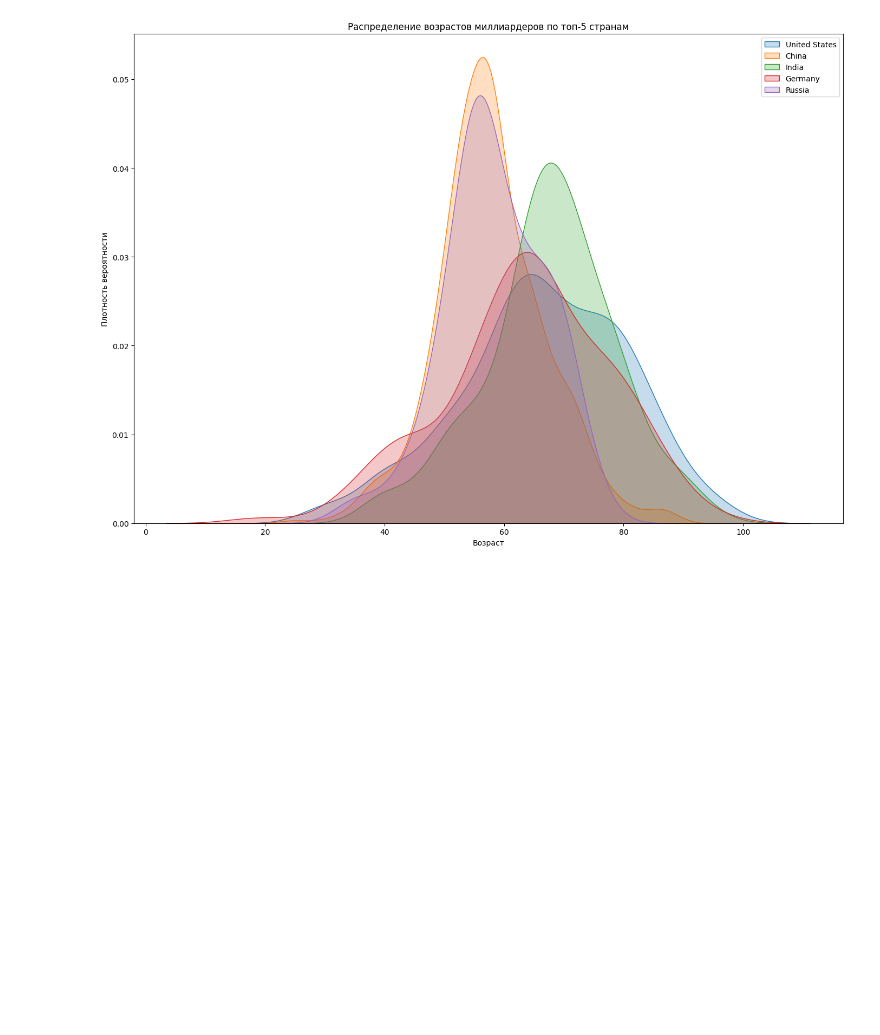
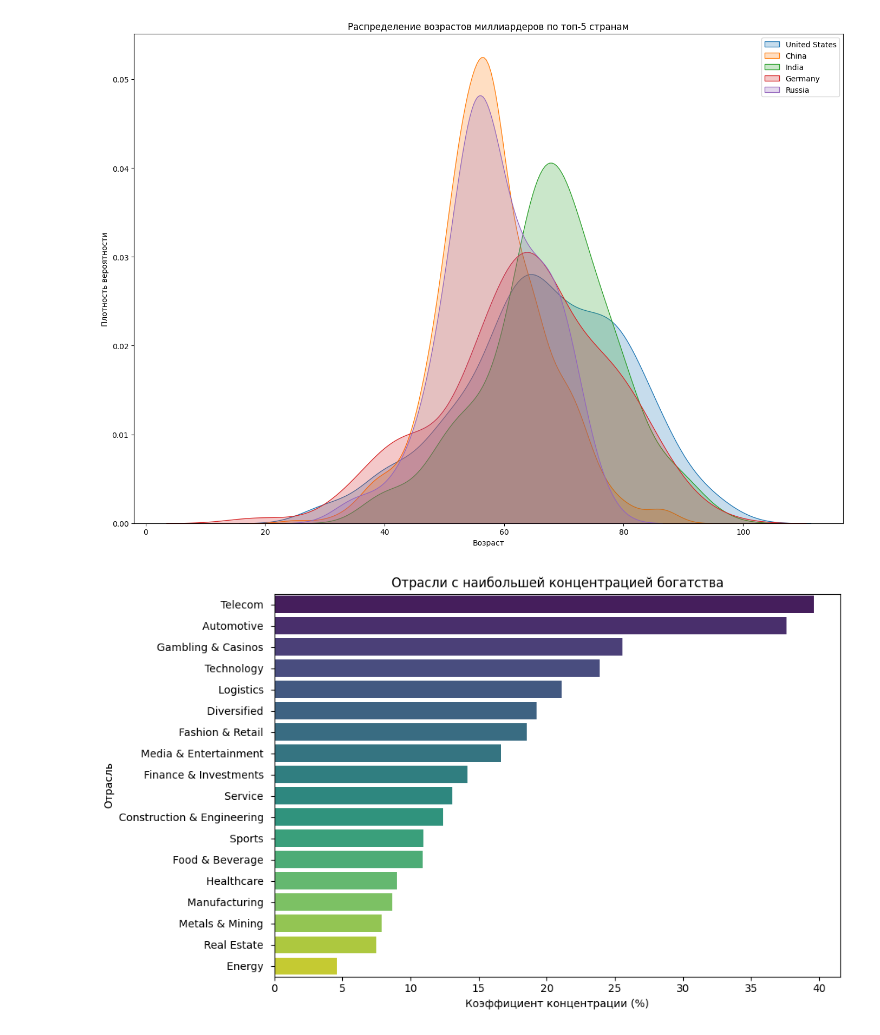
Before and after one commit to Lightl707/dataPreparation, a Jupyter notebook: forbes-team-final.ipynb, the cells around one changed output. Saved outputs shown, nothing was run; the diff lists cells and outputs as text; code cells hidden in the pictures; blank space fills up the shorter version.

```diff
--- a/forbes-team-final.ipynb
+++ b/forbes-team-final.ipynb
@@ -232,3 +232,30 @@ plt.tight_layout()
 plt.show()
 # %% [output]
 [figure]
+# %%
+#10. Отрасли с наибольшей концентрацией богатства (Zhuldyz)
+industry_total_wealth = df.groupby('industry')['networth'].sum()
+
+# Calculate the 99th percentile net worth for each industry
+industry_99th = df.groupby('industry')['networth'].quantile(0.99)
+
+# Identify individuals above the 99th percentile in their industry
+top_1_percent = df[df.apply(lambda x: x['networth'] > industry_99th[x['industry']], axis=1)]
+
+# Calculate the total net worth of the top 1% per industry
+top_1_percent_wealth = top_1_percent.groupby('industry')['networth'].sum()
+
+# Calculate the concentration ratio
+concentration_ratio = (top_1_percent_wealth / industry_total_wealth) * 100
+
+most_concentrated_industries = concentration_ratio.sort_values(ascending=False)
+
+plt.figure(figsize=(10, 6))
+sns.barplot(x=most_concentrated_industries.values, y=most_concentrated_industries.index, palette='viridis')
+plt.xlabel('Коэффициент концентрации (%)')
+plt.ylabel('Отрасль')
+plt.title('Отрасли с наибольшей концентрацией богатства')
+plt.tight_layout()
+plt.show()
+# %% [output]
+[figure, added]
```
Also changed, not shown: parts of 1 cell of this notebook.
